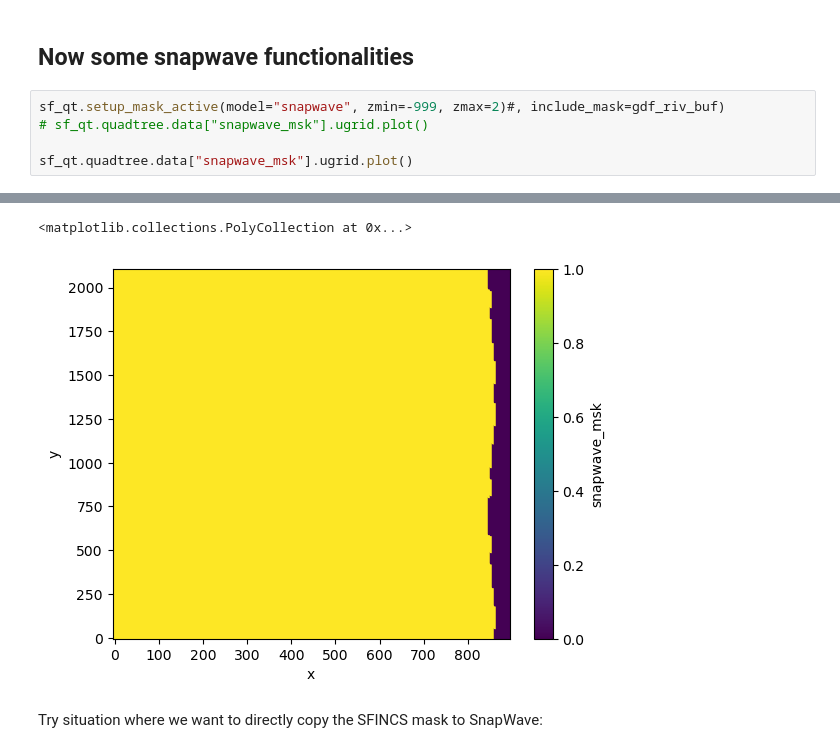
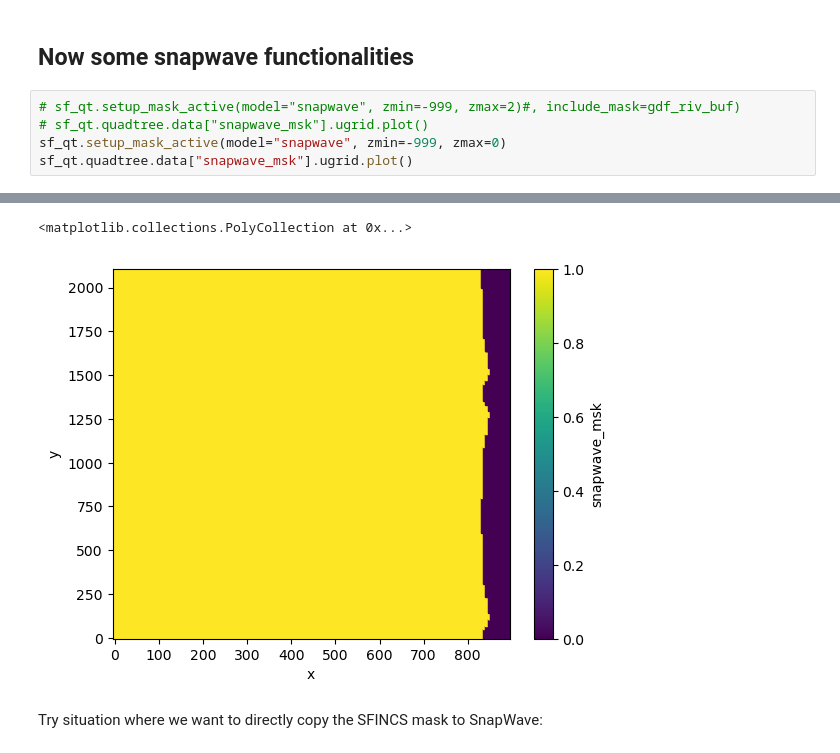
Before and after one commit to Deltares/hydromt_sfincs, a Jupyter notebook: examples/make_Duck_hydromt.ipynb, the cells around one changed output, grey strips where cells are left out. Drawn from its saved outputs; the diff is of its cells as text.

```diff
--- a/examples/make_Duck_hydromt.ipynb
+++ b/examples/make_Duck_hydromt.ipynb
@@ -188,8 +188,8 @@ sf_qt.quadtree.data["msk"].ugrid.plot()
 # %% [markdown]
 ## Now some snapwave functionalities
 # %%
-sf_qt.setup_mask_active(model="snapwave", zmin=-999, zmax=2)#, include_mask=gdf_riv_buf)
+# sf_qt.setup_mask_active(model="snapwave", zmin=-999, zmax=2)#, include_mask=gdf_riv_buf)
 # sf_qt.quadtree.data["snapwave_msk"].ugrid.plot()
-
+sf_qt.setup_mask_active(model="snapwave", zmin=-999, zmax=0)
 sf_qt.quadtree.data["snapwave_msk"].ugrid.plot()
 # %% [output]
@@ -198,5 +198,5 @@ sf_qt.quadtree.data["snapwave_msk"].ugrid.plot()
 <matplotlib.collections.PolyCollection at 0x...>
-[figure, old version]
+[figure, new version]
 # %% [markdown]
 Try situation where we want to directly copy the SFINCS mask to SnapWave:
 # %%
```
Also changed, not shown: parts of 16 cells of this notebook.
